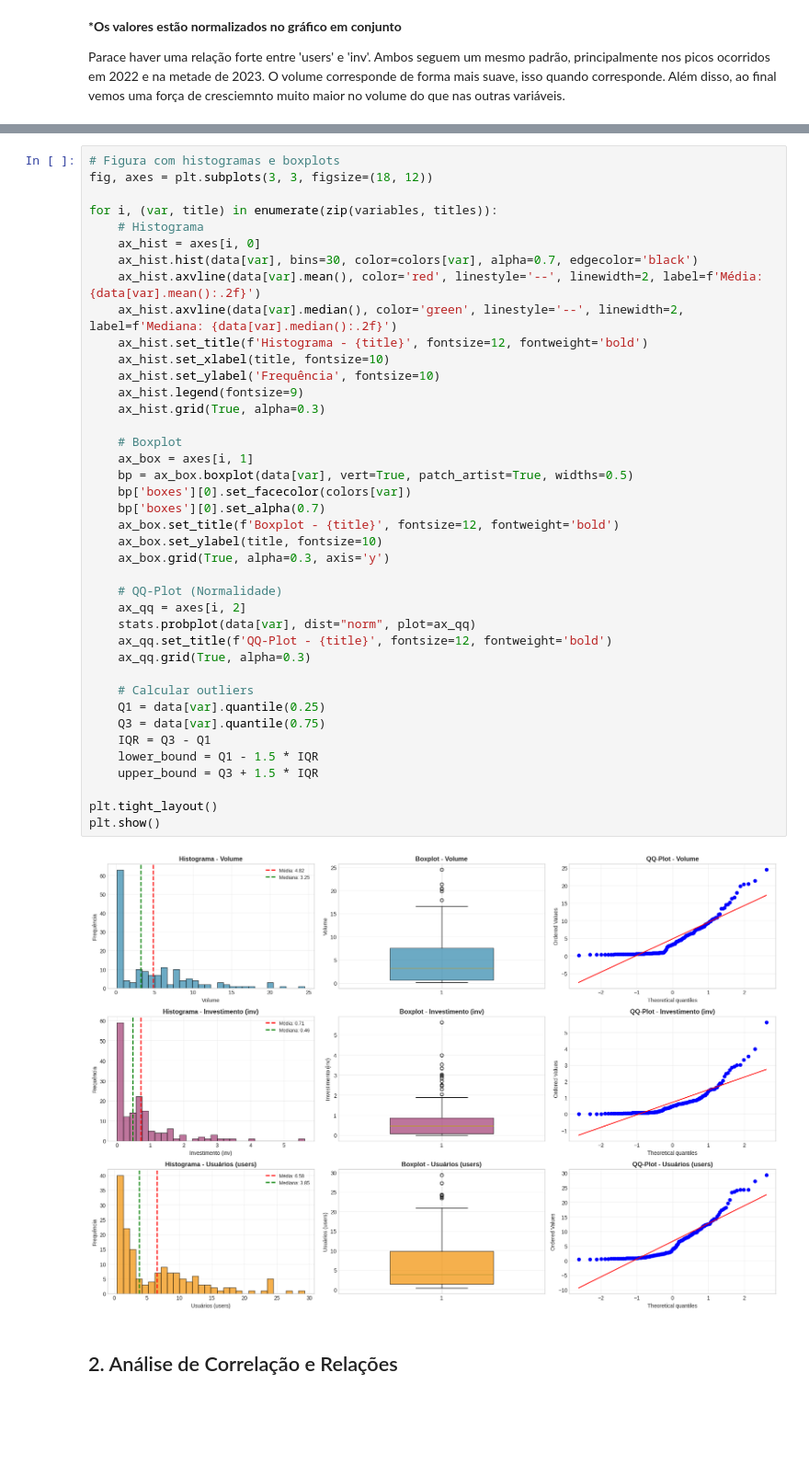
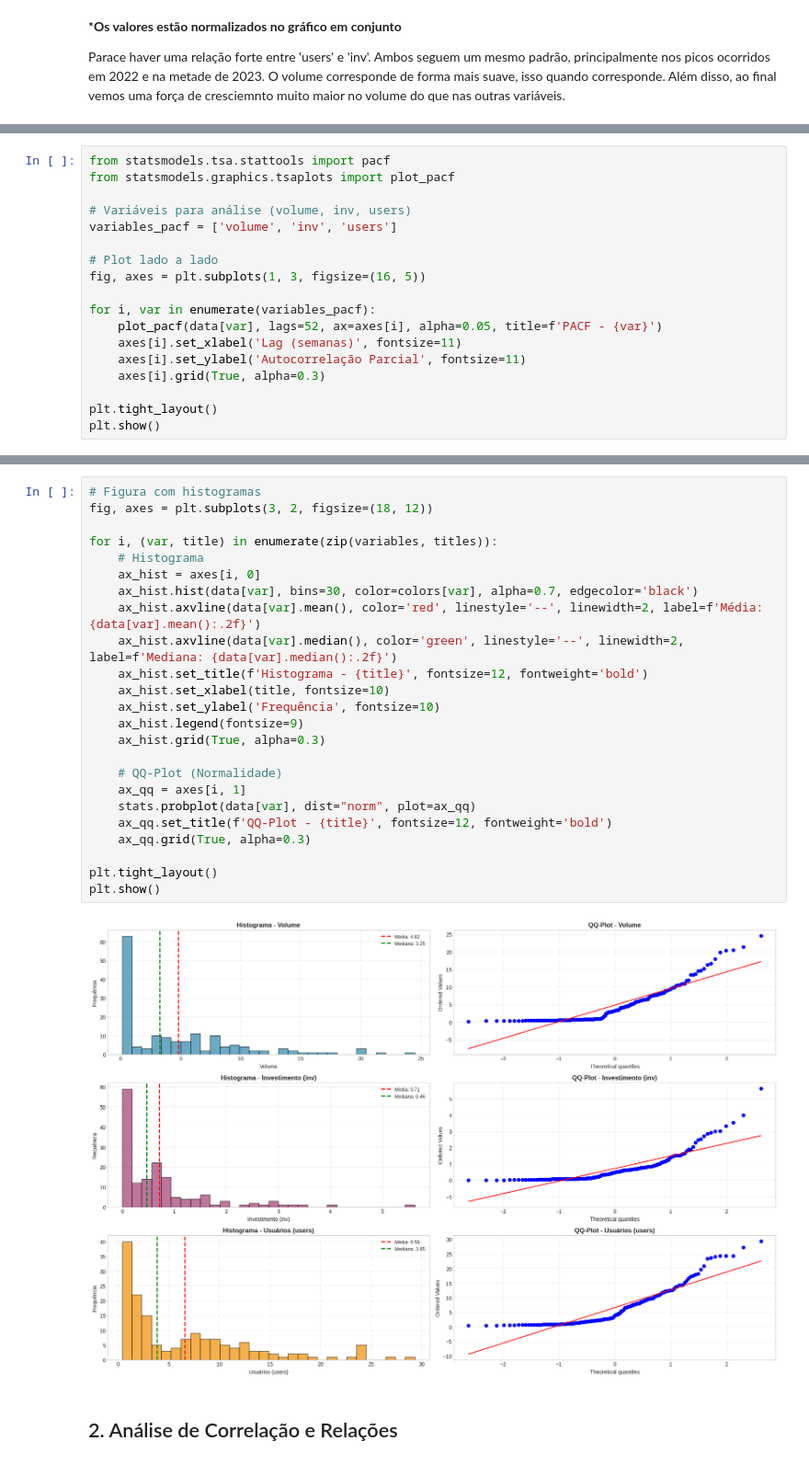
Before and after one commit to PedroPHC25/Time-Series-A1, a Jupyter notebook: analise_exploratoria.ipynb, the cells around one changed output, grey strips where cells are left out. Shown at 92% size. Saved outputs shown, nothing was run; the diff lists cells and outputs as text; blank space fills up the shorter version.

Commit message:
Análise dos lags, correlação e decomposição

```diff
--- a/analise_exploratoria.ipynb
+++ b/analise_exploratoria.ipynb
@@ -131,0 +162,18 @@ Parace haver uma relação forte entre 'users' e 'inv'. Ambos seguem um mesmo pa
+# %%
+from statsmodels.tsa.stattools import pacf
+from statsmodels.graphics.tsaplots import plot_pacf
+
+# Variáveis para análise (volume, inv, users)
+variables_pacf = ['volume', 'inv', 'users']
+
+# Plot lado a lado
+fig, axes = plt.subplots(1, 3, figsize=(16, 5))
+
+for i, var in enumerate(variables_pacf):
+    plot_pacf(data[var], lags=52, ax=axes[i], alpha=0.05, title=f'PACF - {var}')
+    axes[i].set_xlabel('Lag (semanas)', fontsize=11)
+    axes[i].set_ylabel('Autocorrelação Parcial', fontsize=11)
+    axes[i].grid(True, alpha=0.3)
+
+plt.tight_layout()
+plt.show()
@@ -134,45 +304,29 @@ Parace haver uma relação forte entre 'users' e 'inv'. Ambos seguem um mesmo pa
 # %%
-# Figura com histogramas e boxplots
-fig, axes = plt.subplots(3, 3, figsize=(18, 12))
+# Figura com histogramas
+fig, axes = plt.subplots(3, 2, figsize=(18, 12))
 
 for i, (var, title) in enumerate(zip(variables, titles)):
     # Histograma
     ax_hist = axes[i, 0]
     ax_hist.hist(data[var], bins=30, color=colors[var], alpha=0.7, edgecolor='black')
     ax_hist.axvline(data[var].mean(), color='red', linestyle='--', linewidth=2, label=f'Média: {data[var].mean():.2f}')
     ax_hist.axvline(data[var].median(), color='green', linestyle='--', linewidth=2, label=f'Mediana: {data[var].median():.2f}')
     ax_hist.set_title(f'Histograma - {title}', fontsize=12, fontweight='bold')
     ax_hist.set_xlabel(title, fontsize=10)
     ax_hist.set_ylabel('Frequência', fontsize=10)
     ax_hist.legend(fontsize=9)
     ax_hist.grid(True, alpha=0.3)
 
-    # Boxplot
-    ax_box = axes[i, 1]
-    bp = ax_box.boxplot(data[var], vert=True, patch_artist=True, widths=0.5)
-    bp['boxes'][0].set_facecolor(colors[var])
-    bp['boxes'][0].set_alpha(0.7)
-    ax_box.set_title(f'Boxplot - {title}', fontsize=12, fontweight='bold')
-    ax_box.set_ylabel(title, fontsize=10)
-    ax_box.grid(True, alpha=0.3, axis='y')
-
     # QQ-Plot (Normalidade)
-    ax_qq = axes[i, 2]
+    ax_qq = axes[i, 1]
     stats.probplot(data[var], dist="norm", plot=ax_qq)
     ax_qq.set_title(f'QQ-Plot - {title}', fontsize=12, fontweight='bold')
     ax_qq.grid(True, alpha=0.3)
 
-    # Calcular outliers
-    Q1 = data[var].quantile(0.25)
-    Q3 = data[var].quantile(0.75)
-    IQR = Q3 - Q1
-    lower_bound = Q1 - 1.5 * IQR
-    upper_bound = Q3 + 1.5 * IQR
-
 plt.tight_layout()
 plt.show()
 # %% [output]
-[figure, old version]
+[figure, new version]
 # %% [markdown]
 ## 2. Análise de Correlação e Relações
 # %% [markdown]
```
Also changed, not shown: parts of 19 cells of this notebook.
